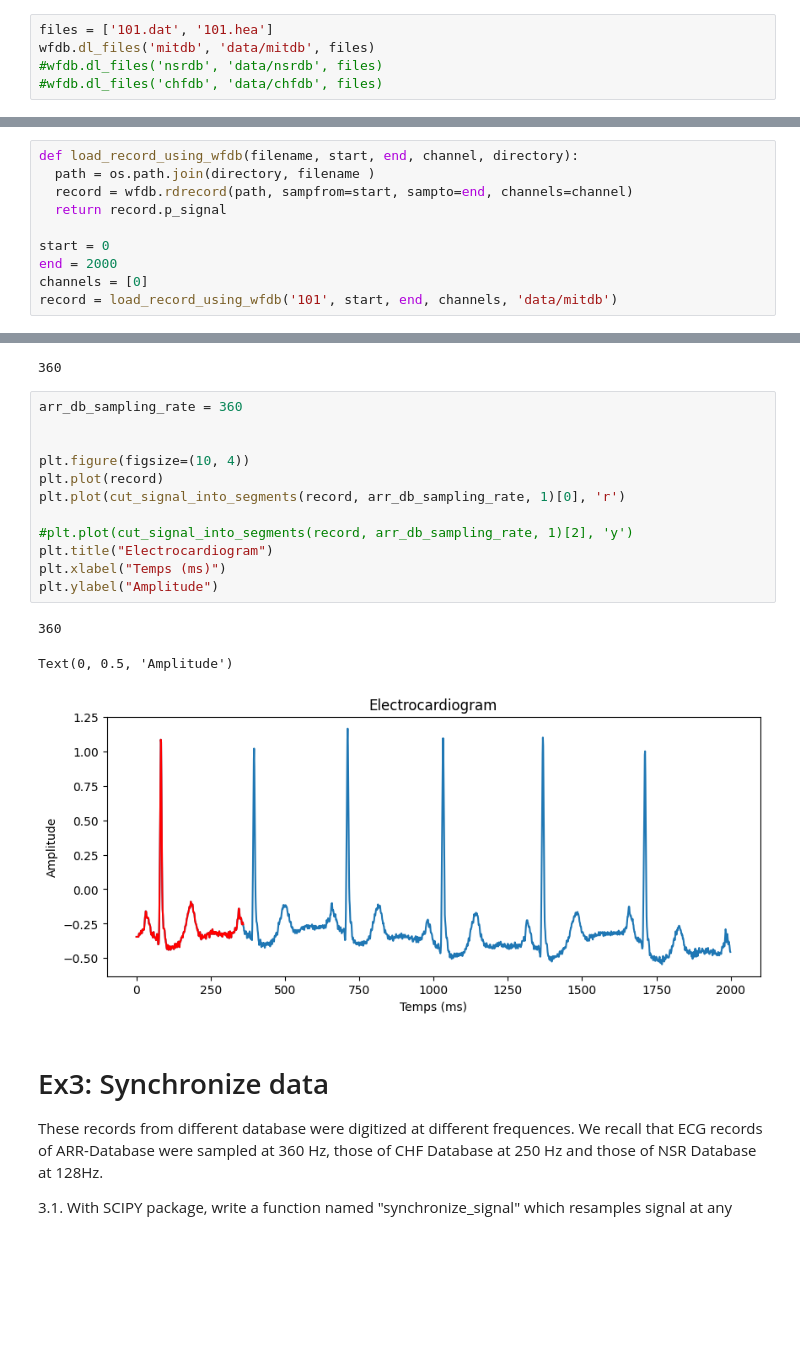
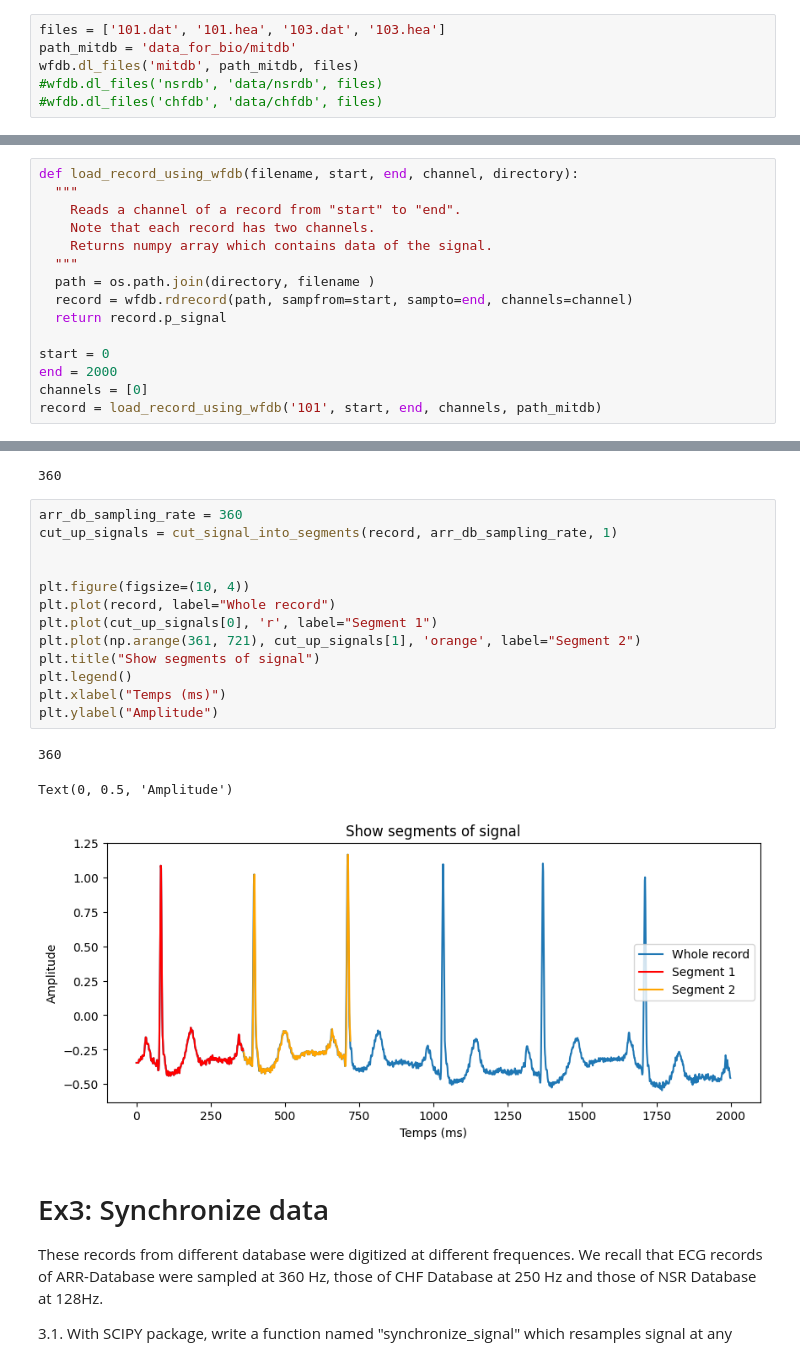
Before and after one commit to Ekliipce/Machine-Learning-for-Biomedical, a Jupyter notebook: ECG_classification_exercices.ipynb, the cells around one changed output, grey strips where cells are left out. Saved outputs shown, nothing was run; the diff lists cells and outputs as text; blank space fills up the shorter version.

```diff
--- a/ECG_classification_exercices.ipynb
+++ b/ECG_classification_exercices.ipynb
@@ -65,8 +54,9 @@ source [here](https://www.physionet.org/content/nsrdb/1.0.0/).
 # %% [markdown]
 If you want to waves : https://www.physionet.org/lightwave/?db=mitdb/1.0.0
 # %%
-files = ['101.dat', '101.hea']
-wfdb.dl_files('mitdb', 'data/mitdb', files)
+files = ['101.dat', '101.hea', '103.dat', '103.hea']
+path_mitdb = 'data_for_bio/mitdb'
+wfdb.dl_files('mitdb', path_mitdb, files)
 #wfdb.dl_files('nsrdb', 'data/nsrdb', files)
 #wfdb.dl_files('chfdb', 'data/chfdb', files)
 # %% [output]
@@ -91,6 +81,11 @@ Specify the parameter "end" = 2000
 1.2 By using matplotlib package, plot the signal. The signal is periodic ? Its shape is the same of a sinusoidal wave ?
 # %%
 def load_record_using_wfdb(filename, start, end, channel, directory):
+  """
+    Reads a channel of a record from "start" to "end".
+    Note that each record has two channels.
+    Returns numpy array which contains data of the signal.
+  """
   path = os.path.join(directory, filename )
   record = wfdb.rdrecord(path, sampfrom=start, sampto=end, channels=channel)
   return record.p_signal
@@ -98,7 +93,7 @@ def load_record_using_wfdb(filename, start, end, channel, directory):
 start = 0
 end = 2000
 channels = [0]
-record = load_record_using_wfdb('101', start, end, channels, 'data/mitdb')
+record = load_record_using_wfdb('101', start, end, channels, path_mitdb)
 # %%
 record.shape
 # %% [output]
@@ -197,20 +193,21 @@ len(cut_signal_into_segments(record, 360, 1)[0])
 360
 # %%
 arr_db_sampling_rate = 360
+cut_up_signals = cut_signal_into_segments(record, arr_db_sampling_rate, 1)
 
 
 plt.figure(figsize=(10, 4))
-plt.plot(record)
-plt.plot(cut_signal_into_segments(record, arr_db_sampling_rate, 1)[0], 'r')
-
-#plt.plot(cut_signal_into_segments(record, arr_db_sampling_rate, 1)[2], 'y')
-plt.title("Electrocardiogram")
+plt.plot(record, label="Whole record")
+plt.plot(cut_up_signals[0], 'r', label="Segment 1")
+plt.plot(np.arange(361, 721), cut_up_signals[1], 'orange', label="Segment 2")
+plt.title("Show segments of signal")
+plt.legend()
 plt.xlabel("Temps (ms)")
 plt.ylabel("Amplitude")
 # %% [output]
 360
 Text(0, 0.5, 'Amplitude')
-[figure, old version]
+[figure, new version]
 # %% [markdown]
 # Ex3:  Synchronize data
 These records from different database were digitized at different frequences.
```
Also changed, not shown: parts of 23 cells of this notebook.
